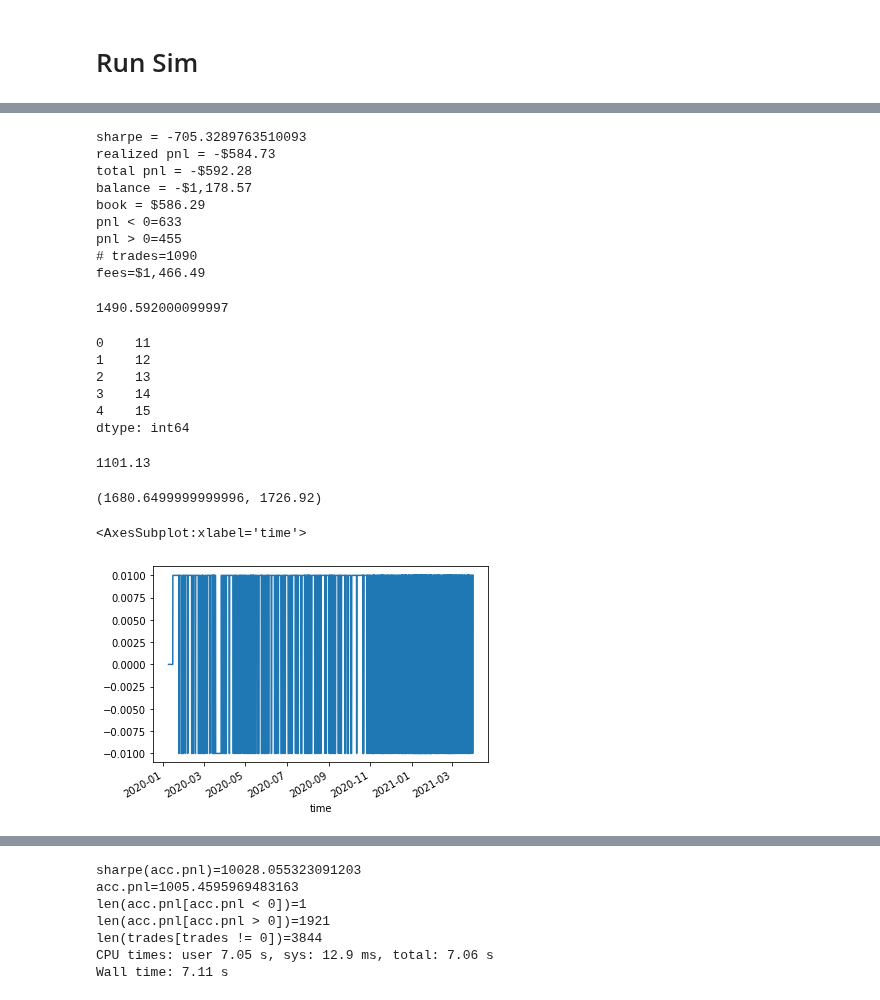
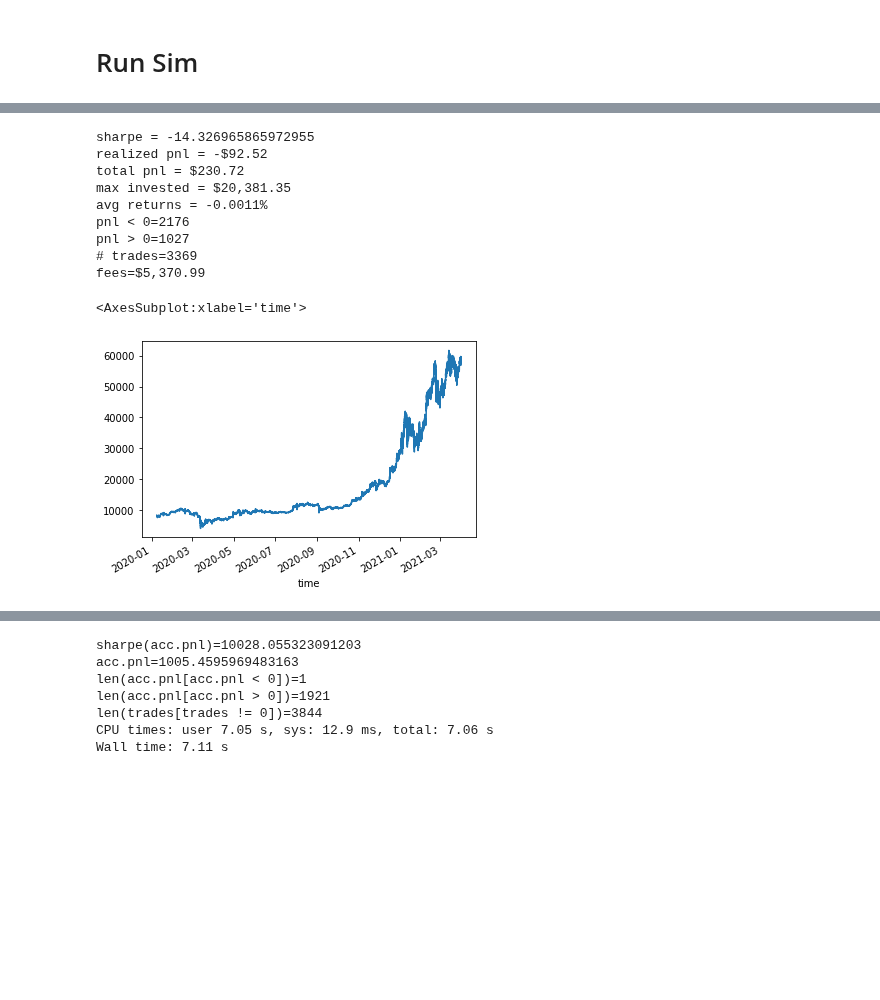
Before and after one commit to felipemontefuscolo/bitme, a Jupyter notebook: OhlcSim.ipynb, the cells around one changed output, grey strips where cells are left out. Cells and saved outputs as stored; diff of their text form; code cells hidden in the pictures; blank space fills up the shorter version.

```diff
--- a/OhlcSim.ipynb
+++ b/OhlcSim.ipynb
@@ -486,10 +491,10 @@ Wall time: 8.08 s
 # %%
-acc = compute_accounting(df.close, trades)
+acc = compute_accounting(df.close, trades, fee=0.0026)
 print(f'sharpe = {sharpe(acc.realized_pnl)}')
 print(f'realized pnl = {dd(acc.realized_pnl.sum())}')
 print(f'total pnl = {dd(acc.total_cum.iloc[-1])}')
-print(f'balance = {dd(acc.balance.iloc[-1])}')
-print(f'book = {dd(acc.book.iloc[-1])}')
+print(f'max invested = {dd(acc.invested.max())}')
+print(f'avg returns = {round(acc.returns.mean() * 100, 4)}%')
 apy_factor = 365 / (trades.index[-1] - trades.index[0]).days
 print(f'pnl < 0={len(acc.realized_pnl[acc.realized_pnl < 0])}')
 print(f'pnl > 0={len(acc.realized_pnl[acc.realized_pnl > 0])}')
@@ -498,39 +503,18 @@ print(f'fees={dd(acc.fees.sum())}')
 
 #sharpe(acc.pnl), len(acc.pnl[acc.pnl < 0]), len(acc.pnl[acc.pnl > 0]), len(trades[trades != 0])
 # %% [output]
-sharpe = -705.3289763510093
-realized pnl = -$584.73
-total pnl = -$592.28
-balance = -$1,178.57
-book = $586.29
-pnl < 0=633
-pnl > 0=455
-# trades=1090
-fees=$1,466.49
+sharpe = -14.326965865972955
+realized pnl = -$92.52
+total pnl = $230.72
+max invested = $20,381.35
+avg returns = -0.0011%
+pnl < 0=2176
+pnl > 0=1027
+# trades=3369
+fees=$5,370.99
-# %%
-(df.close * trades).cumsum().abs().max()
-# %% [output]
-1490.592000099997
-# %%
-prices
-# %% [output]
-0    11
-1    12
-2    13
-3    14
-4    15
-dtype: int64
-# %%
-554.34 + 546.79
-# %% [output]
-1101.13
-# %%
-2234.99 - 554.34, 1140.63 + 586.29
-# %% [output]
-(1680.6499999999996, 1726.92)
-# %%
-trades.cumsum().plot()
-# %% [output]
-<AxesSubplot:xlabel='time'>
-[figure, removed]
+# %%
+df.close.plot()
+# %% [output]
+<AxesSubplot:xlabel='time'>
+[figure, added]
 # %%
```
Also changed, not shown: parts of 22 cells of this notebook.
